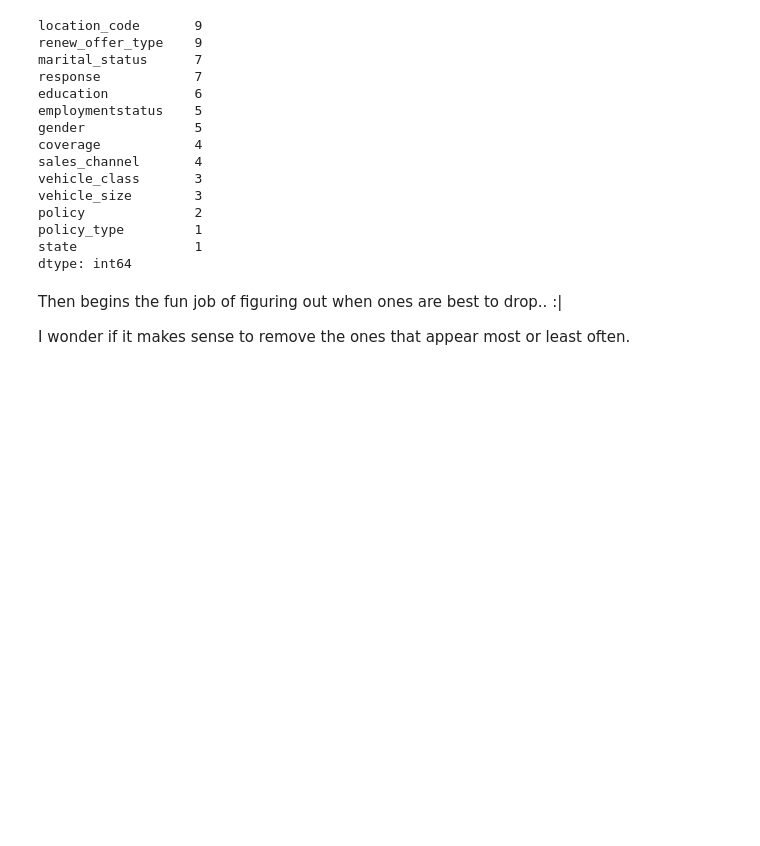
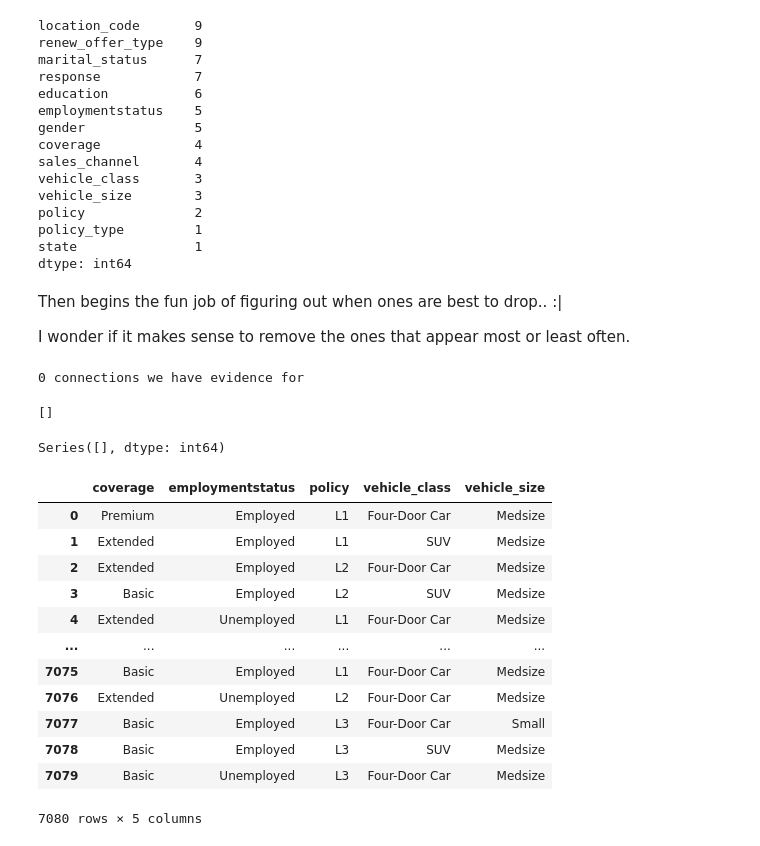
Before and after one commit to salwey/lab-data-cleaning-and-wrangling, a Jupyter notebook: lab-data-cleaning-and-wrangling.ipynb, the cells around one changed output. Saved outputs shown, nothing was run; the diff lists cells and outputs as text; code cells hidden in the pictures; blank space fills up the shorter version.

```diff
--- a/lab-data-cleaning-and-wrangling.ipynb
+++ b/lab-data-cleaning-and-wrangling.ipynb
@@ -1077,3 +1091,42 @@ dtype: int64
 Then begins the fun job of figuring out when ones are best to drop.. :|
 
 I wonder if it makes sense to remove the ones that appear most or least often.
+# %%
+X_train_cat = X_train_cat.drop(['renew_offer_type','policy_type','response','sales_channel','gender','location_code'],axis=1)
+X_train_cat = X_train_cat.drop(['education','marital_status','state'],axis=1)
+
+i=1
+notes = []
+kitties = []
+for c1 in X_train_cat.columns:
+    for c2 in X_train_cat.columns[i:]:
+        data_crosstab = pd.crosstab(X_train_cat[c1], X_train_cat[c2], margins = False)
+        if stats.chi2_contingency(data_crosstab)[1] < 0.05:
+            notes.append(c1 + " - " + c2 + ": are connected (" + str(round_to_n(stats.chi2_contingency(data_crosstab)[1],2)) + ")")
+            kitties.append(c1)
+            kitties.append(c2)
+    i=i+1
+
+print(str(len(notes)) + " connections we have evidence for")
+display(notes)
+pd.DataFrame(kitties).value_counts()
+# %% [output]
+0 connections we have evidence for
+[]
+Series([], dtype: int64)
+# %%
+X_train_cat # I guess we can do this earlier in the process / perhaps
+# %% [output]
+|  | coverage | employmentstatus | policy | vehicle_class | vehicle_size |
+| 0 | Premium | Employed | L1 | Four-Door Car | Medsize |
+| 1 | Extended | Employed | L1 | SUV | Medsize |
+| 2 | Extended | Employed | L2 | Four-Door Car | Medsize |
+| 3 | Basic | Employed | L2 | SUV | Medsize |
+| 4 | Extended | Unemployed | L1 | Four-Door Car | Medsize |
+| ... | ... | ... | ... | ... | ... |
+| 7075 | Basic | Employed | L1 | Four-Door Car | Medsize |
+| 7076 | Extended | Unemployed | L2 | Four-Door Car | Medsize |
+| 7077 | Basic | Employed | L3 | Four-Door Car | Small |
+| 7078 | Basic | Employed | L3 | SUV | Medsize |
+| 7079 | Basic | Unemployed | L3 | Four-Door Car | Medsize |
+7080 rows × 5 columns
```
Also changed, not shown: parts of 9 cells of this notebook.
